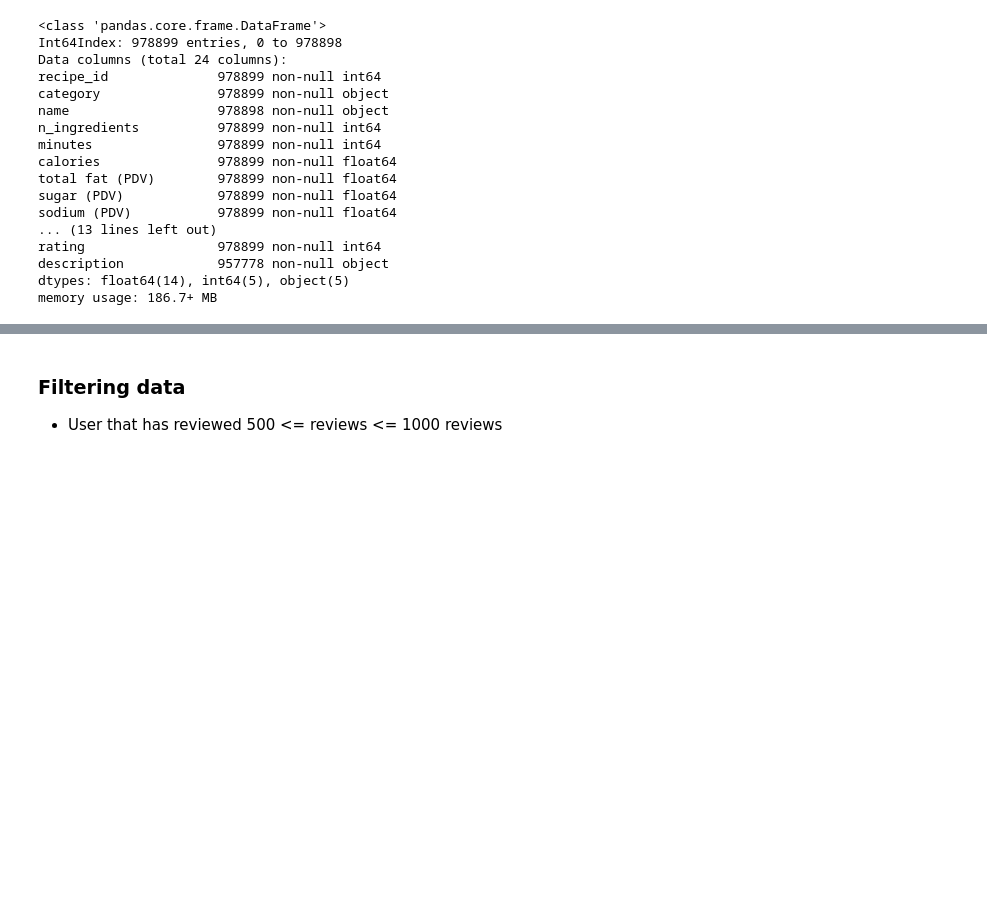
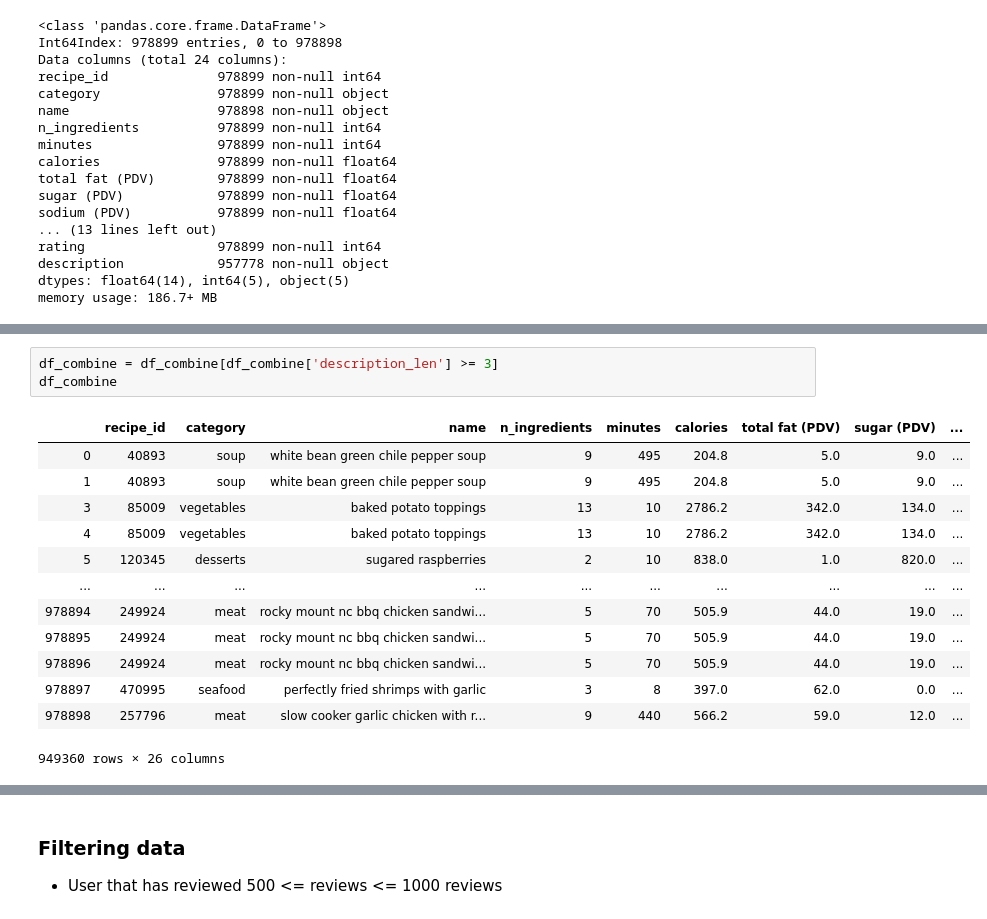
Before and after one commit to tangihan/Recipe-Recommender-System, a Jupyter notebook: Codes/Extract Train and Test Datasets.ipynb, the cells around one changed output, grey strips where cells are left out. Cells and saved outputs as stored; diff of their text form; blank space fills up the shorter version.

```diff
--- a/Codes/Extract Train and Test Datasets.ipynb
+++ b/Codes/Extract Train and Test Datasets.ipynb
@@ -523,0 +571,17 @@ memory usage: 182.7+ MB
+# %%
+df_combine = df_combine[df_combine['description_len'] >= 3]
+df_combine
+# %% [output]
+|  | recipe_id | category | name | n_ingredients | minutes | calories | total fat (PDV) | sugar (PDV) | ... |
+| 0 | 40893 | soup | white bean green chile pepper soup | 9 | 495 | 204.8 | 5.0 | 9.0 | ... |
+| 1 | 40893 | soup | white bean green chile pepper soup | 9 | 495 | 204.8 | 5.0 | 9.0 | ... |
+| 3 | 85009 | vegetables | baked potato toppings | 13 | 10 | 2786.2 | 342.0 | 134.0 | ... |
+| 4 | 85009 | vegetables | baked potato toppings | 13 | 10 | 2786.2 | 342.0 | 134.0 | ... |
+| 5 | 120345 | desserts | sugared raspberries | 2 | 10 | 838.0 | 1.0 | 820.0 | ... |
+| ... | ... | ... | ... | ... | ... | ... | ... | ... | ... |
+| 978894 | 249924 | meat | rocky mount nc bbq chicken sandwi... | 5 | 70 | 505.9 | 44.0 | 19.0 | ... |
+| 978895 | 249924 | meat | rocky mount nc bbq chicken sandwi... | 5 | 70 | 505.9 | 44.0 | 19.0 | ... |
+| 978896 | 249924 | meat | rocky mount nc bbq chicken sandwi... | 5 | 70 | 505.9 | 44.0 | 19.0 | ... |
+| 978897 | 470995 | seafood | perfectly fried shrimps with garlic | 3 | 8 | 397.0 | 62.0 | 0.0 | ... |
+| 978898 | 257796 | meat | slow cooker garlic chicken with r... | 9 | 440 | 566.2 | 59.0 | 12.0 | ... |
+949360 rows × 26 columns
```
Also changed, not shown: parts of 22 cells of this notebook.
